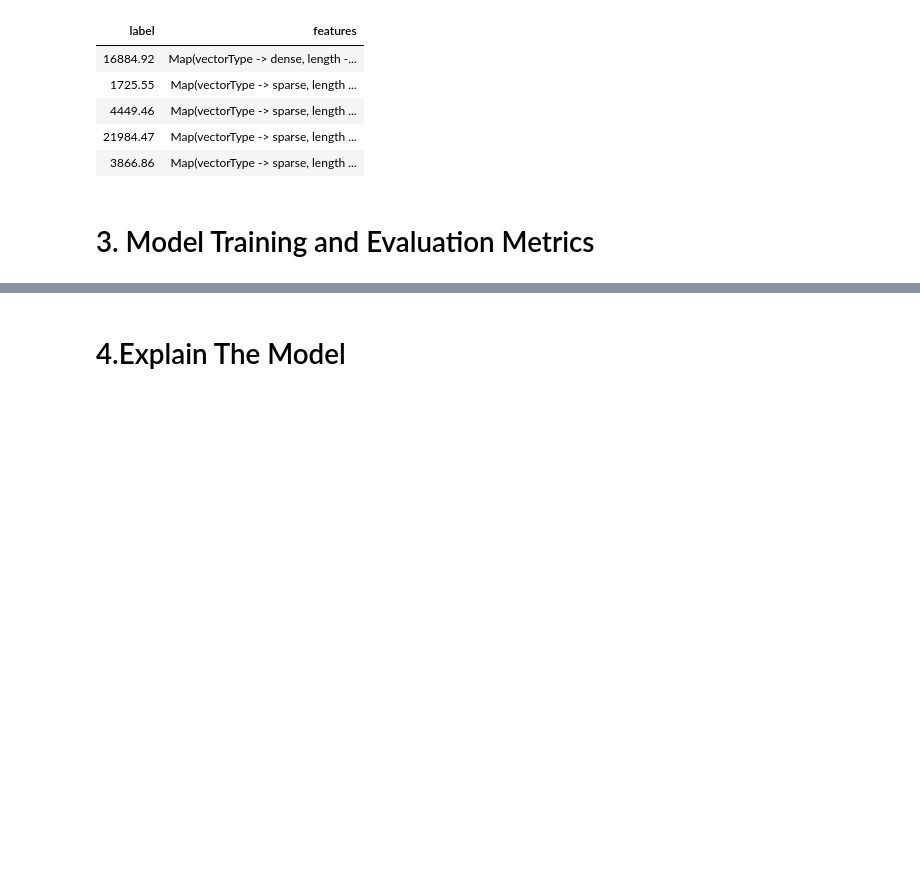
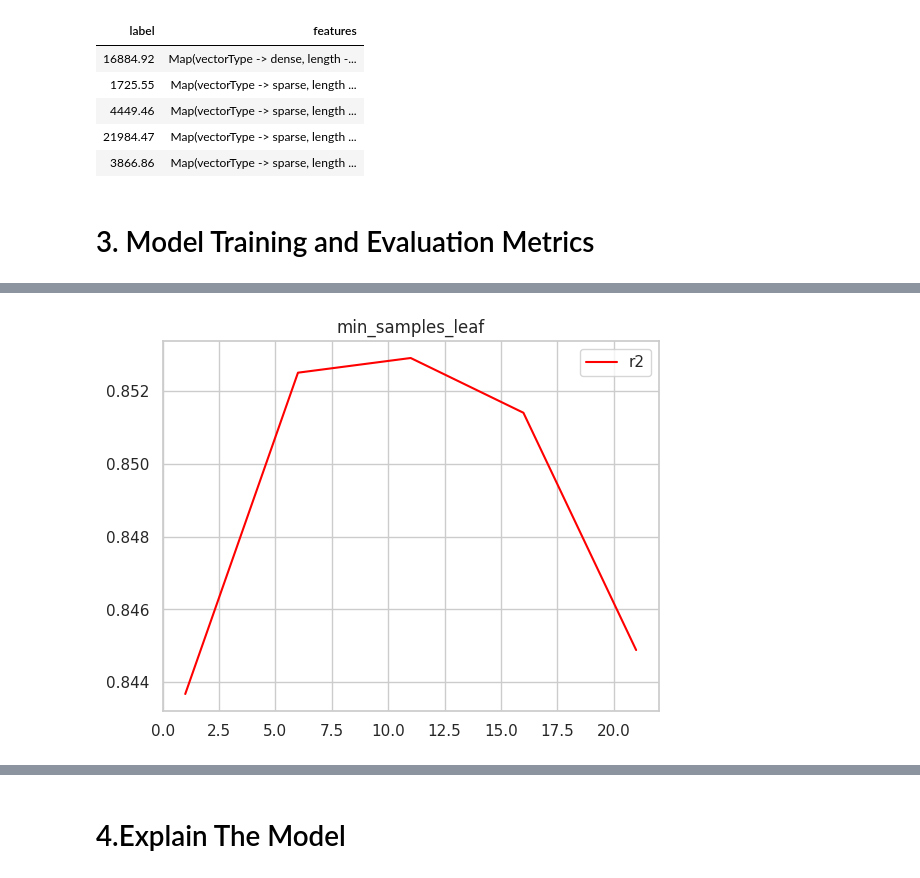
Before and after one commit to JohnsRun/Spark_Knowledge, a Jupyter notebook: SparkAPI_Machine_Learning/Health_Insurance_Medical_Payout_Prediction.ipynb, the cells around one changed output, grey strips where cells are left out. Drawn from its saved outputs; the diff is of its cells as text; code cells hidden in the pictures; blank space fills up the shorter version.

```diff
--- a/SparkAPI_Machine_Learning/Health_Insurance_Medical_Payout_Prediction.ipynb
+++ b/SparkAPI_Machine_Learning/Health_Insurance_Medical_Payout_Prediction.ipynb
@@ -189,0 +180,8 @@ print(f"Linear Regression - MSE: {mse_linear}, R2: {r2_linear}")
+# %%
+para = 'min_samples_leaf'
+rf = RandomForestRegressor(n_estimators=750
+                           ,max_depth=6
+                           ,random_state=1)
+plot_learning_curve(rf, para, start=1, end=26, step=5, cv=3)
+# %% [output]
+[figure, added]
```
Also changed, not shown: parts of 20 cells of this notebook, 1 other file.
